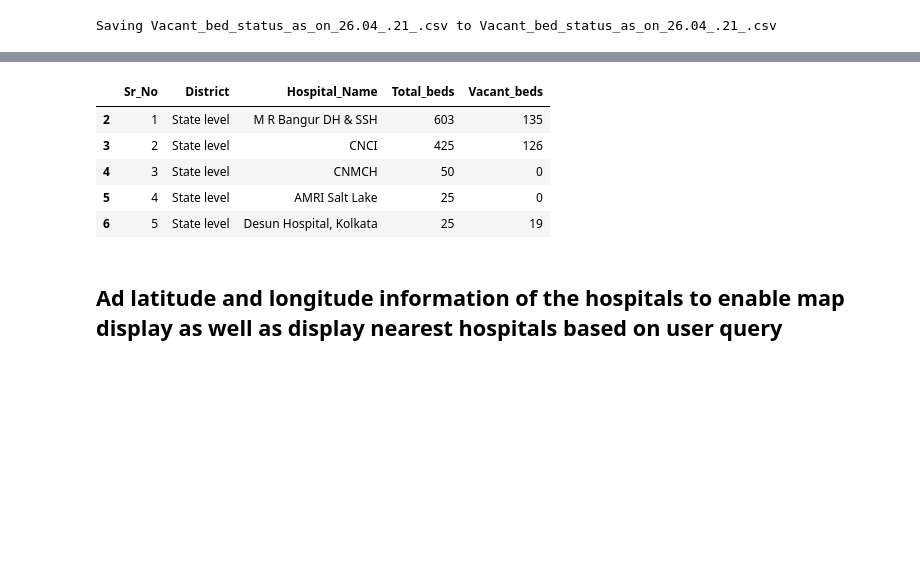
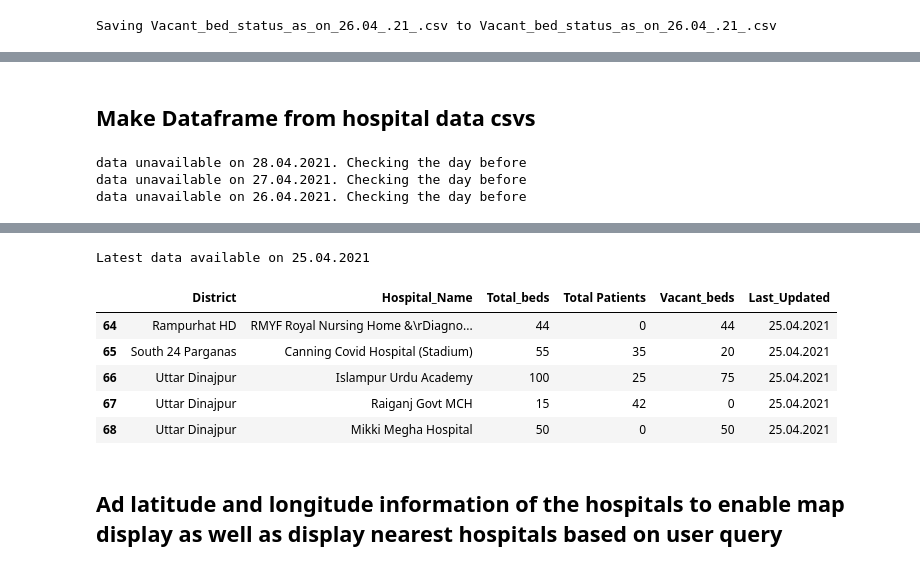
Before and after one commit to hardikroutray/icutracker, a Jupyter notebook: bedtracker.ipynb, the cells around one changed output, grey strips where cells are left out. Cells and saved outputs as stored; diff of their text form; code cells hidden in the pictures; blank space fills up the shorter version.

```diff
--- a/bedtracker.ipynb
+++ b/bedtracker.ipynb
@@ -65,0 +60,22 @@ WARNING: Finished building on-disk font cache, found 17 fonts
+# %%
+from datetime import datetime, timedelta
+
+####################GET LATEST WB HOSPITAL DATA########################
+
+def getlatestWBhospitaldata():
+  today = datetime.now()
+  days=0
+  while True:
+    theday = today - timedelta(days=days)
+    try:
+      tabula.convert_into("https://www.wbhealth.gov.in/uploaded_files/corona/Vacant_bed_status_as_on_{}_.pdf".format(theday.strftime('%d.%m_.%Y')), "Vacant_bed_status_as_on_{}_.csv".format(theday.strftime('%d.%m_.%Y')), output_format="csv", pages='all')
+      outputcsv = "Vacant_bed_status_as_on_{}_.csv".format(theday.strftime('%d.%m_.%Y'))
+    except:
+      print("data unavailable on {}. Checking the day before".format(theday.strftime('%d.%m.%Y')))
+    else:
+      print("Latest data available on {}".format(theday.strftime('%d.%m.%Y')))
+      break
+    days+= 1
+  return(outputcsv,theday.strftime('%d.%m.%Y'))
+
+#################GET LATEST MAHARASTRA HOSPITAL DATA#####################
@@ -66,4 +90,13 @@ WARNING: Finished building on-disk font cache, found 17 fonts
+# %% [markdown]
+## **Make Dataframe from hospital data csvs**
 # %%
-WB_bed_data = pd.read_csv("Vacant_bed_status_as_on_26.04_.21_.csv", header=None, names=['Sr_No', 'District', 'Hospital_Name','Total_beds','Vacant_beds'])[2:]
-WB_bed_data.head()
+WB_bed_data_csv,WB_bed_data_date = getlatestWBhospitaldata()
+# print(WB_bed_data_csv,WB_bed_data_date)
+WB_bed_data = pd.read_csv(WB_bed_data_csv, header=None, names=['District', 'Hospital_Name','Total_beds','Total Patients', 'Vacant_beds'])[2:]
+WB_bed_data = WB_bed_data[:-1]
+WB_bed_data["Last_Updated"] = WB_bed_data_date
+WB_bed_data.tail()
 # %% [output]
+data unavailable on 28.04.2021. Checking the day before
+data unavailable on 27.04.2021. Checking the day before
+data unavailable on 26.04.2021. Checking the day before
@@ -70,8 +105,9 @@ WB_bed_data.head()
+Latest data available on 25.04.2021
-|  | Sr_No | District | Hospital_Name | Total_beds | Vacant_beds |
-| 2 | 1 | State level | M R Bangur DH & SSH | 603 | 135 |
-| 3 | 2 | State level | CNCI | 425 | 126 |
-| 4 | 3 | State level | CNMCH | 50 | 0 |
-| 5 | 4 | State level | AMRI Salt Lake | 25 | 0 |
-| 6 | 5 | State level | Desun Hospital, Kolkata | 25 | 19 |
+|  | District | Hospital_Name | Total_beds | Total Patients | Vacant_beds | Last_Updated |
+| 64 | Rampurhat HD | RMYF Royal Nursing Home &\rDiagno... | 44 | 0 | 44 | 25.04.2021 |
+| 65 | South 24 Parganas | Canning Covid Hospital (Stadium) | 55 | 35 | 20 | 25.04.2021 |
+| 66 | Uttar Dinajpur | Islampur Urdu Academy | 100 | 25 | 75 | 25.04.2021 |
+| 67 | Uttar Dinajpur | Raiganj Govt MCH | 15 | 42 | 0 | 25.04.2021 |
+| 68 | Uttar Dinajpur | Mikki Megha Hospital | 50 | 0 | 50 | 25.04.2021 |
 # %% [markdown]
 ## **Ad latitude and longitude information of the hospitals to enable map display as well as display nearest hospitals based on user query**
```
Also changed, not shown: parts of 22 cells of this notebook.
